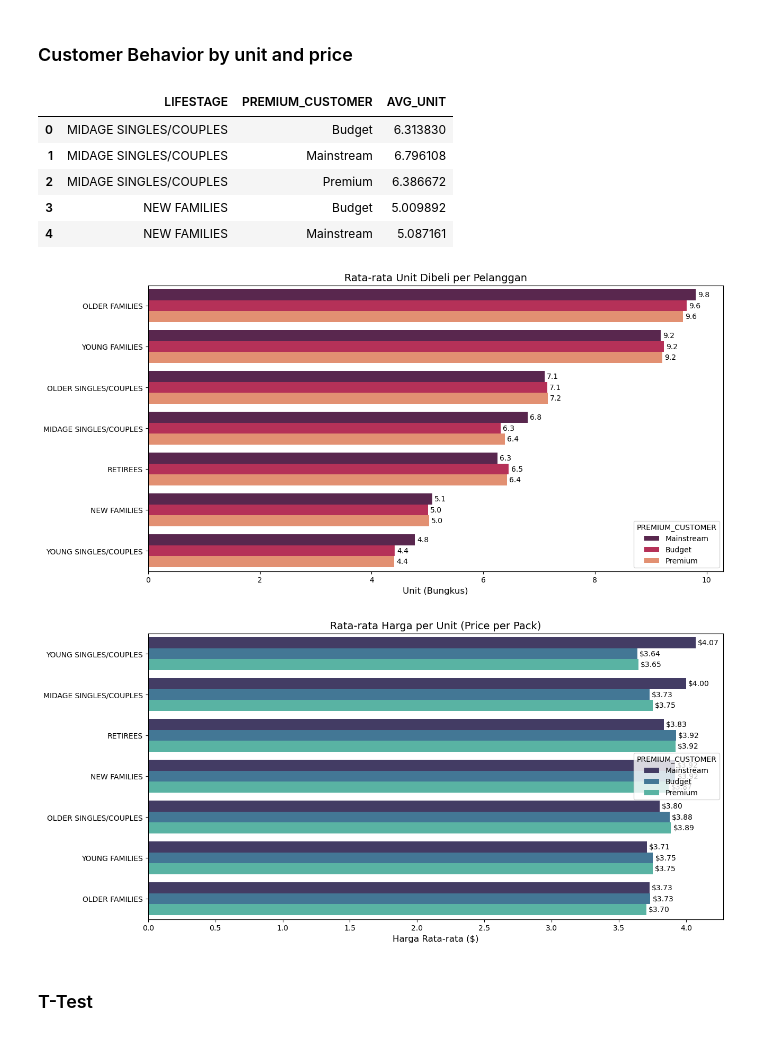
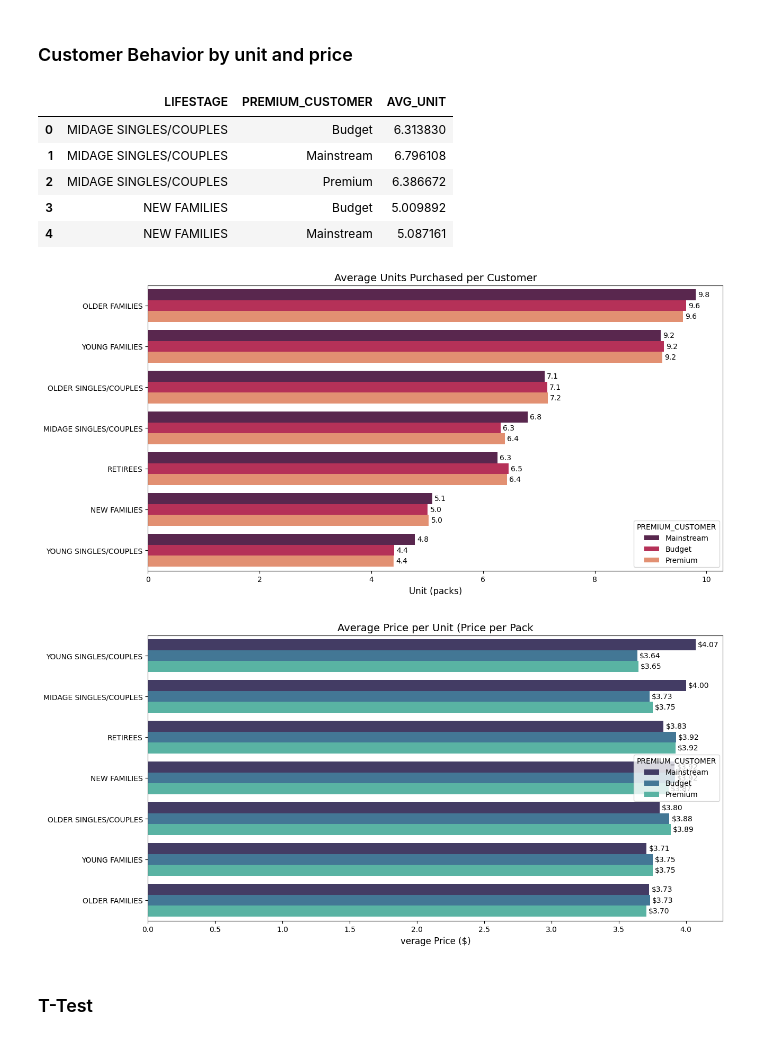
Before and after one commit to MuhZainur/Quantum_Project, a Jupyter notebook: DA/Julia_Analysis_Data_Task_1.ipynb, the cells around one changed output. Cells and saved outputs as stored; diff of their text form; code cells hidden in the pictures.

```diff
--- a/DA/Julia_Analysis_Data_Task_1.ipynb
+++ b/DA/Julia_Analysis_Data_Task_1.ipynb
@@ -389,45 +389,45 @@ plt.figure(figsize=(14, 7))
 ax3 = sns.barplot(data=avg_units.sort_values('AVG_UNIT', ascending=False),
                  y='LIFESTAGE', x='AVG_UNIT', hue='PREMIUM_CUSTOMER', palette='rocket')
 
-plt.title('Rata-rata Unit Dibeli per Pelanggan', fontsize=14)
-plt.xlabel('Unit (Bungkus)', fontsize=12)
+plt.title('Average Units Purchased per Customer', fontsize=14)
+plt.xlabel('Unit (packs)', fontsize=12)
 plt.ylabel('')
 
 # Label dengan 1 angka di belakang koma (misal 1.9)
 for container in ax3.containers:
     ax3.bar_label(container, fmt='%.1f', padding=3, fontsize=10)
 
 plt.show()
 
 # --- D. RATA-RATA HARGA per UNIT (Siapa yang beli keripik mahal?) ---
 # Hitung harga per bungkus dulu
 dataset['UNIT_PRICE'] = dataset['TOT_SALES'] / dataset['PROD_QTY']
 
 # Rata-rata per segmen
 avg_price = dataset.groupby(['LIFESTAGE', 'PREMIUM_CUSTOMER'])['UNIT_PRICE'].mean().reset_index()
 
 plt.figure(figsize=(14, 7))
 ax4 = sns.barplot(data=avg_price.sort_values('UNIT_PRICE', ascending=False),
                  y='LIFESTAGE', x='UNIT_PRICE', hue='PREMIUM_CUSTOMER', palette='mako')
 
-plt.title('Rata-rata Harga per Unit (Price per Pack)', fontsize=14)
-plt.xlabel('Harga Rata-rata ($)', fontsize=12)
+plt.title('Average Price per Unit (Price per Pack', fontsize=14)
+plt.xlabel('verage Price ($)', fontsize=12)
 plt.ylabel('')
 
 # Label dengan 2 angka di belakang koma ($3.80)
 for container in ax4.containers:
     ax4.bar_label(container, fmt='$%.2f', padding=3, fontsize=10)
 
 plt.show()
 # %% [output]
 |  | LIFESTAGE | PREMIUM_CUSTOMER | AVG_UNIT |
 | 0 | MIDAGE SINGLES/COUPLES | Budget | 6.313830 |
 | 1 | MIDAGE SINGLES/COUPLES | Mainstream | 6.796108 |
 | 2 | MIDAGE SINGLES/COUPLES | Premium | 6.386672 |
 | 3 | NEW FAMILIES | Budget | 5.009892 |
 | 4 | NEW FAMILIES | Mainstream | 5.087161 |
-[figure, old version]
+[figure, new version]
-[figure, old version]
+[figure, new version]
 # %% [markdown]
 ### T-Test
 # %%
```
Also changed, not shown: parts of 7 cells of this notebook, 15 other files.
